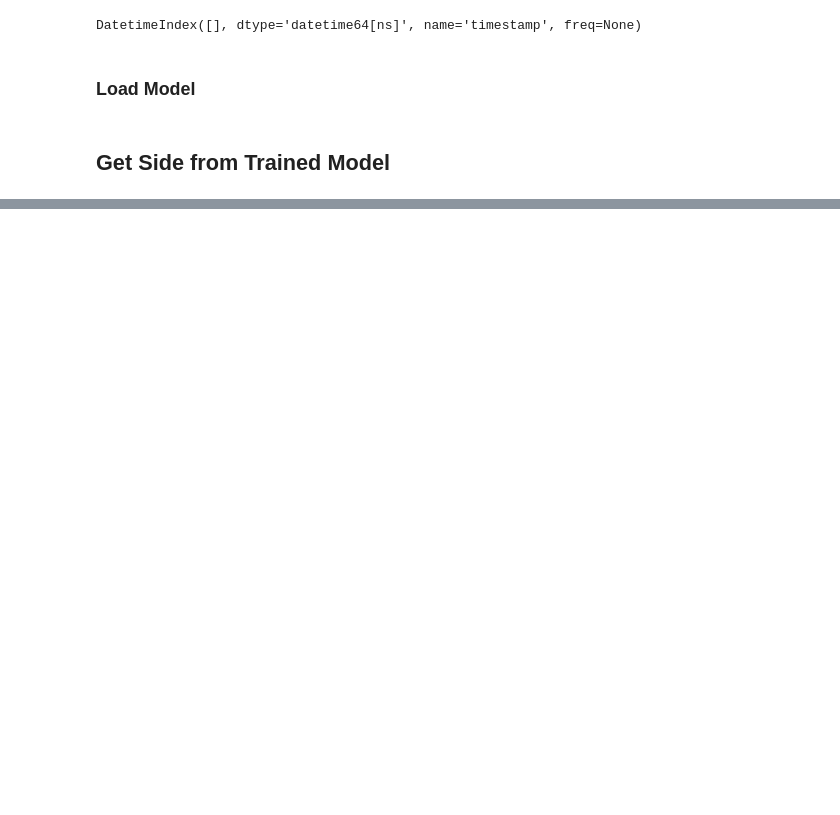
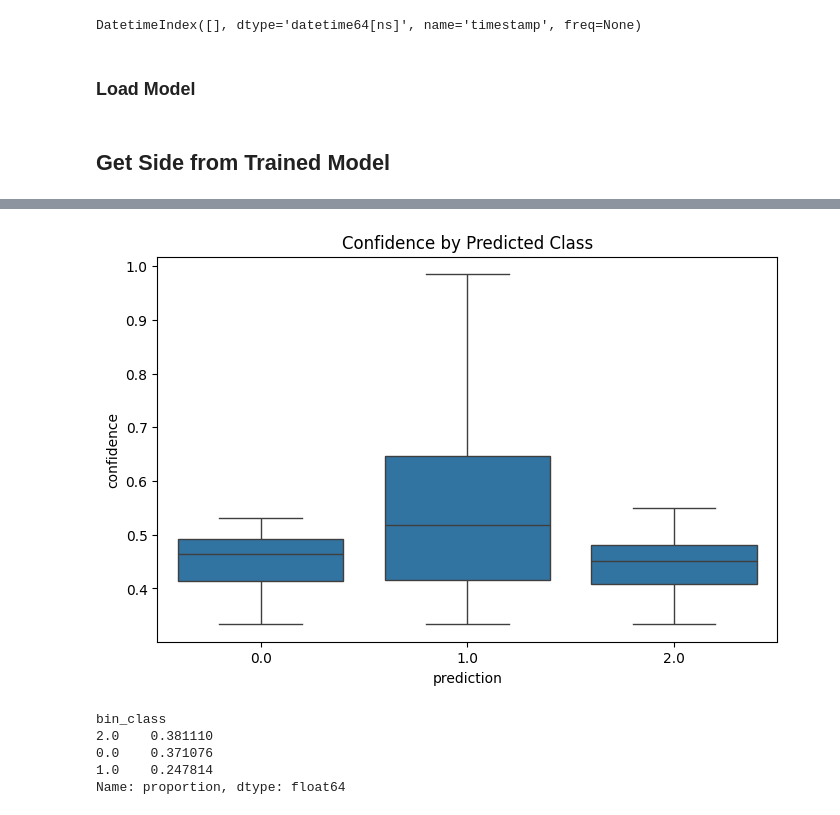
Before and after one commit to chillmelon/fxml, a Jupyter notebook: notebook/Visualization.ipynb, the cells around one changed output, grey strips where cells are left out. Drawn from its saved outputs; the diff is of its cells as text; code cells hidden in the pictures; blank space fills up the shorter version.

```diff
--- a/notebook/Visualization.ipynb
+++ b/notebook/Visualization.ipynb
@@ -190,3 +243,20 @@ labels_df.shape
+# %%
+import seaborn as sns
+
+plt.figure(figsize=(8,5))
+sns.boxplot(x="prediction", y="confidence", data=labels_df)
+plt.title("Confidence by Predicted Class")
+plt.show()
+# %% [output]
+[figure, added]
+# %%
+labels_df['bin_class'].value_counts(normalize=True)
+# %% [output]
+bin_class
+2.0    0.381110
+0.0    0.371076
+1.0    0.247814
+Name: proportion, dtype: float64
 # %%
 labels_df = labels_df.dropna()
 # %%
```
Also changed, not shown: parts of 15 cells of this notebook, 9 other files.
